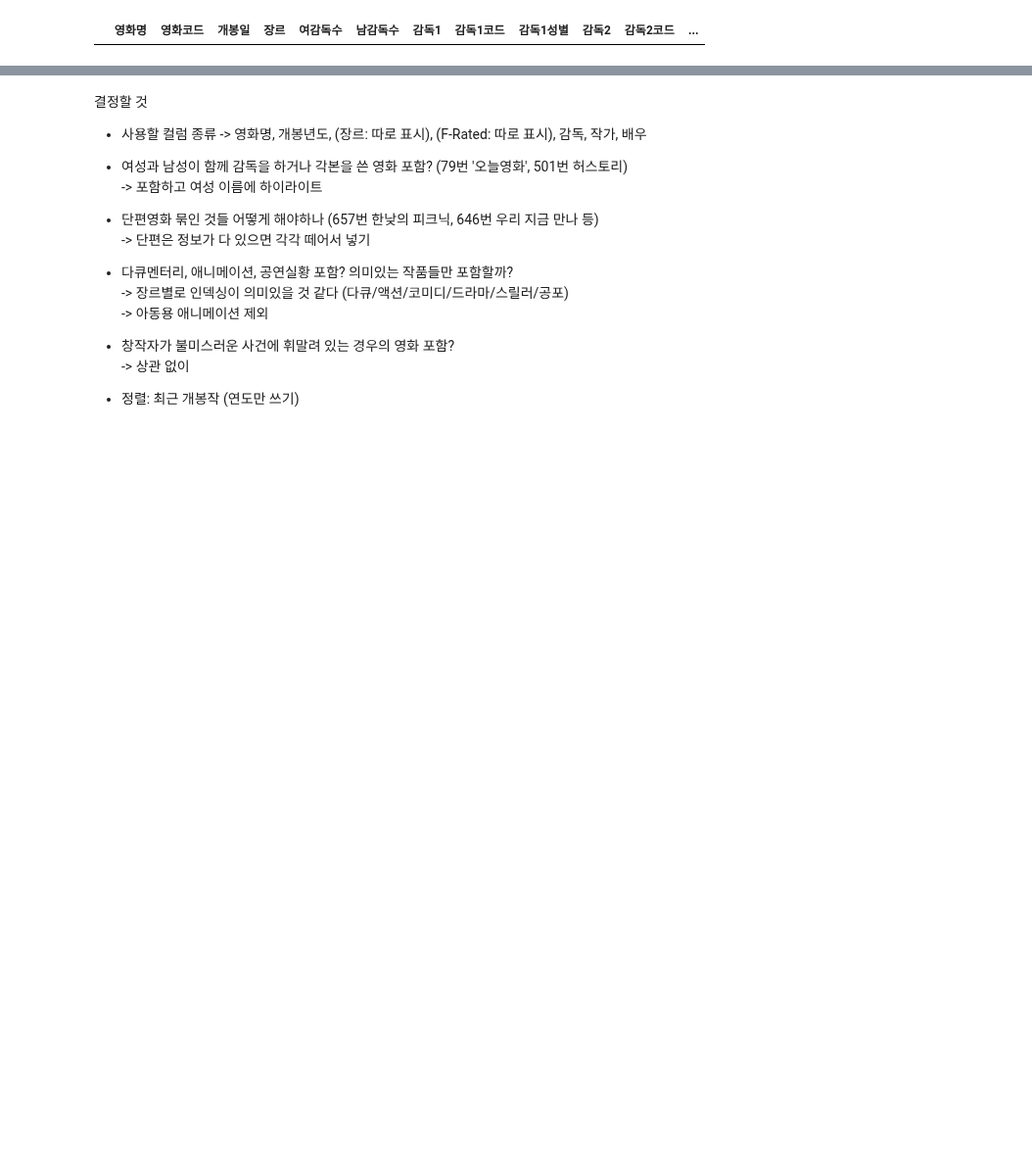
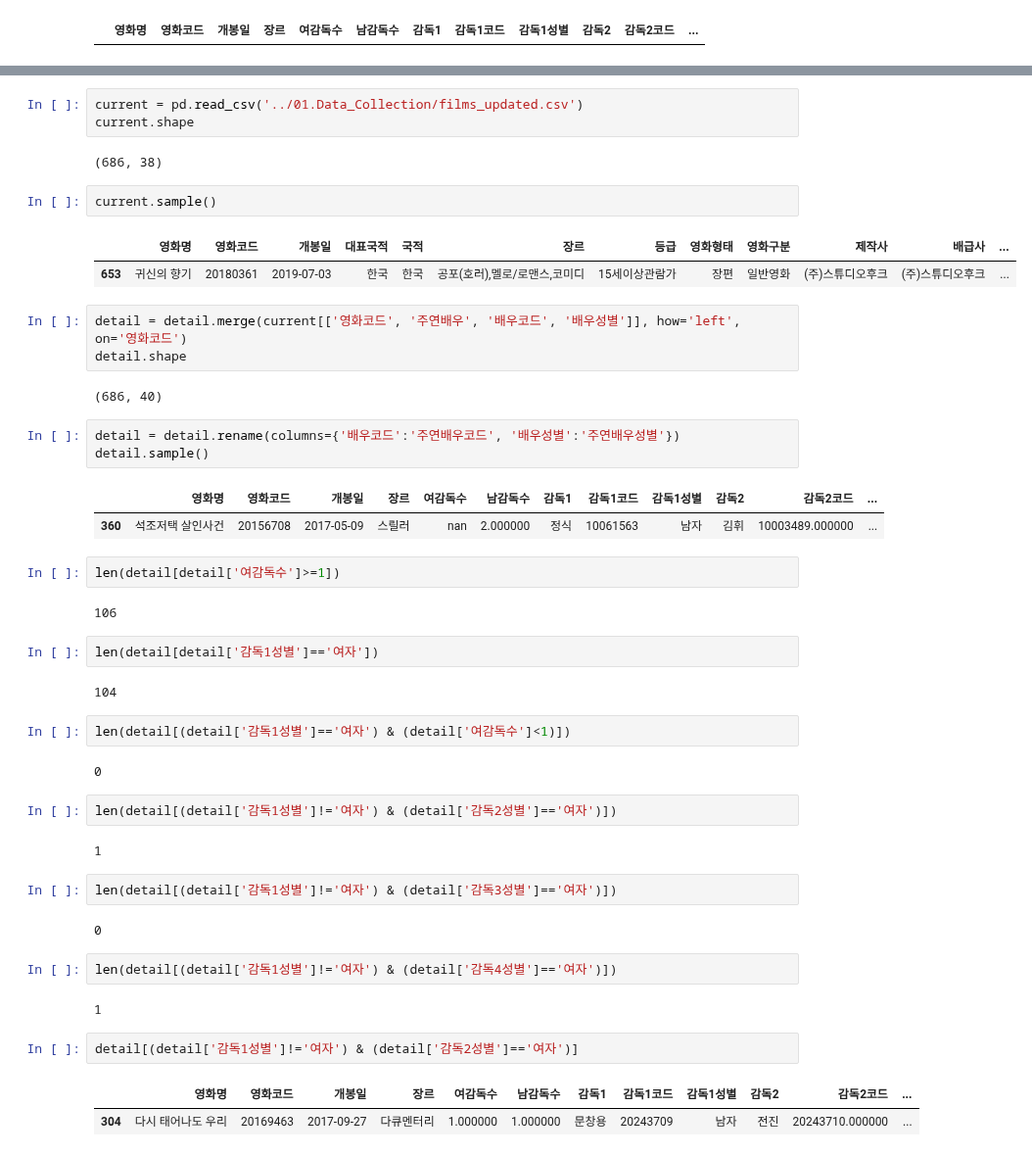
Before and after one commit to kim4pb/Female-led-Korean-Films, a Jupyter notebook: 03.ButterKnife/Film_list_for_poster.ipynb, the cells around one changed output, grey strips where cells are left out. Shown at 98% size. Drawn from its saved outputs; the diff is of its cells as text; blank space fills up the shorter version.

```diff
--- a/03.ButterKnife/Film_list_for_poster.ipynb
+++ b/03.ButterKnife/Film_list_for_poster.ipynb
@@ -273,20 +108,50 @@ starring
-# %% [markdown]
-결정할 것
-
-* 사용할 컬럼 종류
--> 영화명, 개봉년도, (장르: 따로 표시), (F-Rated: 따로 표시), 감독, 작가, 배우
-
-* 여성과 남성이 함께 감독을 하거나 각본을 쓴 영화 포함? (79번 '오늘영화', 501번 허스토리)
--> 포함하고 여성 이름에 하이라이트
-
-* 단편영화 묶인 것들 어떻게 해야하나 (657번 한낮의 피크닉, 646번 우리 지금 만나 등)
--> 단편은 정보가 다 있으면 각각 떼어서 넣기
-
-* 다큐멘터리, 애니메이션, 공연실황 포함? 의미있는 작품들만 포함할까?
--> 장르별로 인덱싱이 의미있을 것 같다 (다큐/액션/코미디/드라마/스릴러/공포)
--> 아동용 애니메이션 제외
-
-* 창작자가 불미스러운 사건에 휘말려 있는 경우의 영화 포함?
--> 상관 없이
-
-* 정렬: 최근 개봉작 (연도만 쓰기)
+# %%
+current = pd.read_csv('../01.Data_Collection/films_updated.csv')
+current.shape
+# %% [output]
+(686, 38)
+# %%
+current.sample()
+# %% [output]
+|  | 영화명 | 영화코드 | 개봉일 | 대표국적 | 국적 | 장르 | 등급 | 영화형태 | 영화구분 | 제작사 | 배급사 | ... |
+| 653 | 귀신의 향기 | 20180361 | 2019-07-03 | 한국 | 한국 | 공포(호러),멜로/로맨스,코미디 | 15세이상관람가 | 장편 | 일반영화 | (주)스튜디오후크 | (주)스튜디오후크 | ... |
+# %%
+detail = detail.merge(current[['영화코드', '주연배우', '배우코드', '배우성별']], how='left', on='영화코드')
+detail.shape
+# %% [output]
+(686, 40)
+# %%
+detail = detail.rename(columns={'배우코드':'주연배우코드', '배우성별':'주연배우성별'})
+detail.sample()
+# %% [output]
+|  | 영화명 | 영화코드 | 개봉일 | 장르 | 여감독수 | 남감독수 | 감독1 | 감독1코드 | 감독1성별 | 감독2 | 감독2코드 | ... |
+| 360 | 석조저택 살인사건 | 20156708 | 2017-05-09 | 스릴러 | nan | 2.000000 | 정식 | 10061563 | 남자 | 김휘 | 10003489.000000 | ... |
+# %%
+len(detail[detail['여감독수']>=1])
+# %% [output]
+106
+# %%
+len(detail[detail['감독1성별']=='여자'])
+# %% [output]
+104
+# %%
+len(detail[(detail['감독1성별']=='여자') & (detail['여감독수']<1)])
+# %% [output]
+0
+# %%
+len(detail[(detail['감독1성별']!='여자') & (detail['감독2성별']=='여자')])
+# %% [output]
+1
+# %%
+len(detail[(detail['감독1성별']!='여자') & (detail['감독3성별']=='여자')])
+# %% [output]
+0
+# %%
+len(detail[(detail['감독1성별']!='여자') & (detail['감독4성별']=='여자')])
+# %% [output]
+1
+# %%
+detail[(detail['감독1성별']!='여자') & (detail['감독2성별']=='여자')]
+# %% [output]
+|  | 영화명 | 영화코드 | 개봉일 | 장르 | 여감독수 | 남감독수 | 감독1 | 감독1코드 | 감독1성별 | 감독2 | 감독2코드 | ... |
+| 304 | 다시 태어나도 우리 | 20169463 | 2017-09-27 | 다큐멘터리 | 1.000000 | 1.000000 | 문창용 | 20243709 | 남자 | 전진 | 20243710.000000 | ... |
```
Also changed, not shown: parts of 69 cells of this notebook, 11 other files.
